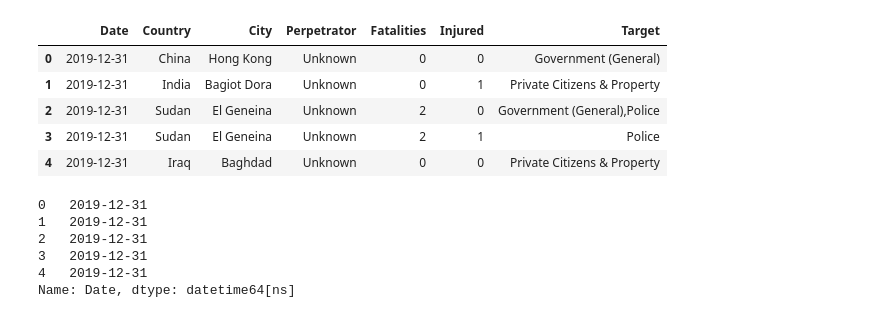
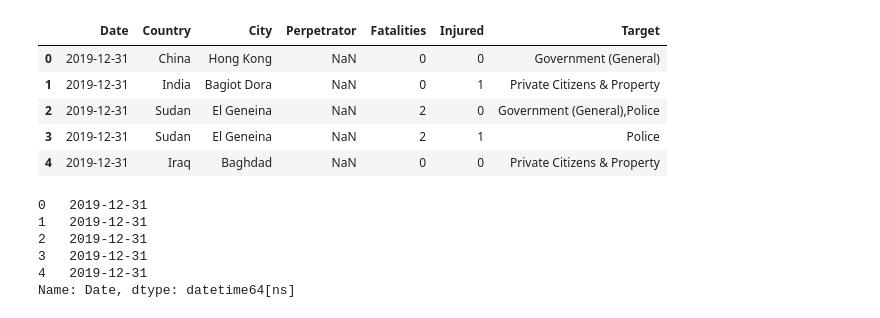
Before and after one commit to devalornir/gtd-project, a Jupyter notebook: test.ipynb, the cells around one changed output. Cells and saved outputs as stored; diff of their text form; code cells hidden in the pictures.

```diff
--- a/test.ipynb
+++ b/test.ipynb
@@ -17,19 +26,26 @@ plt.rcParams['figure.figsize'] = (10, 6)
 
 from mpl_toolkits.mplot3d import Axes3D
 from matplotlib import cm
+# %%
+def replace_cols(dataframe, cols_to_replace, obj_to_replace, replacement):
+    dataframe[cols_to_replace] = dataframe[cols_to_replace].replace(obj_to_replace, replacement)
+    return dataframe
 # %%
 df = pd.read_csv('output.csv', header=0, sep=',', index_col=0)
 cols_to_replace = ['Fatalities', 'Injured']
-df[cols_to_replace] = df[cols_to_replace].replace('Unknown', '0')
+# df[cols_to_replace] = df[cols_to_replace].replace('Unknown', '0')
+df = replace_cols(df, cols_to_replace, 'Unknown', '0' )
 df[cols_to_replace] = df[cols_to_replace].astype(str).astype(int)
+cols_to_replace =['Perpetrator', 'Target']
+df = replace_cols(df, cols_to_replace, 'Unknown', np.nan)
 df.head()
 # %% [output]
 |  | Date | Country | City | Perpetrator | Fatalities | Injured | Target |
-| 0 | 2019-12-31 | China | Hong Kong | Unknown | 0 | 0 | Government (General) |
-| 1 | 2019-12-31 | India | Bagiot Dora | Unknown | 0 | 1 | Private Citizens & Property |
-| 2 | 2019-12-31 | Sudan | El Geneina | Unknown | 2 | 0 | Government (General),Police |
-| 3 | 2019-12-31 | Sudan | El Geneina | Unknown | 2 | 1 | Police |
-| 4 | 2019-12-31 | Iraq | Baghdad | Unknown | 0 | 0 | Private Citizens & Property |
+| 0 | 2019-12-31 | China | Hong Kong | NaN | 0 | 0 | Government (General) |
+| 1 | 2019-12-31 | India | Bagiot Dora | NaN | 0 | 1 | Private Citizens & Property |
+| 2 | 2019-12-31 | Sudan | El Geneina | NaN | 2 | 0 | Government (General),Police |
+| 3 | 2019-12-31 | Sudan | El Geneina | NaN | 2 | 1 | Police |
+| 4 | 2019-12-31 | Iraq | Baghdad | NaN | 0 | 0 | Private Citizens & Property |
 # %%
 df['Date'] = pd.to_datetime(df['Date'], format='%Y/%m/%d')
 df['Date'].head(5)
```
Also changed, not shown: parts of 38 cells of this notebook, 2 other files.
